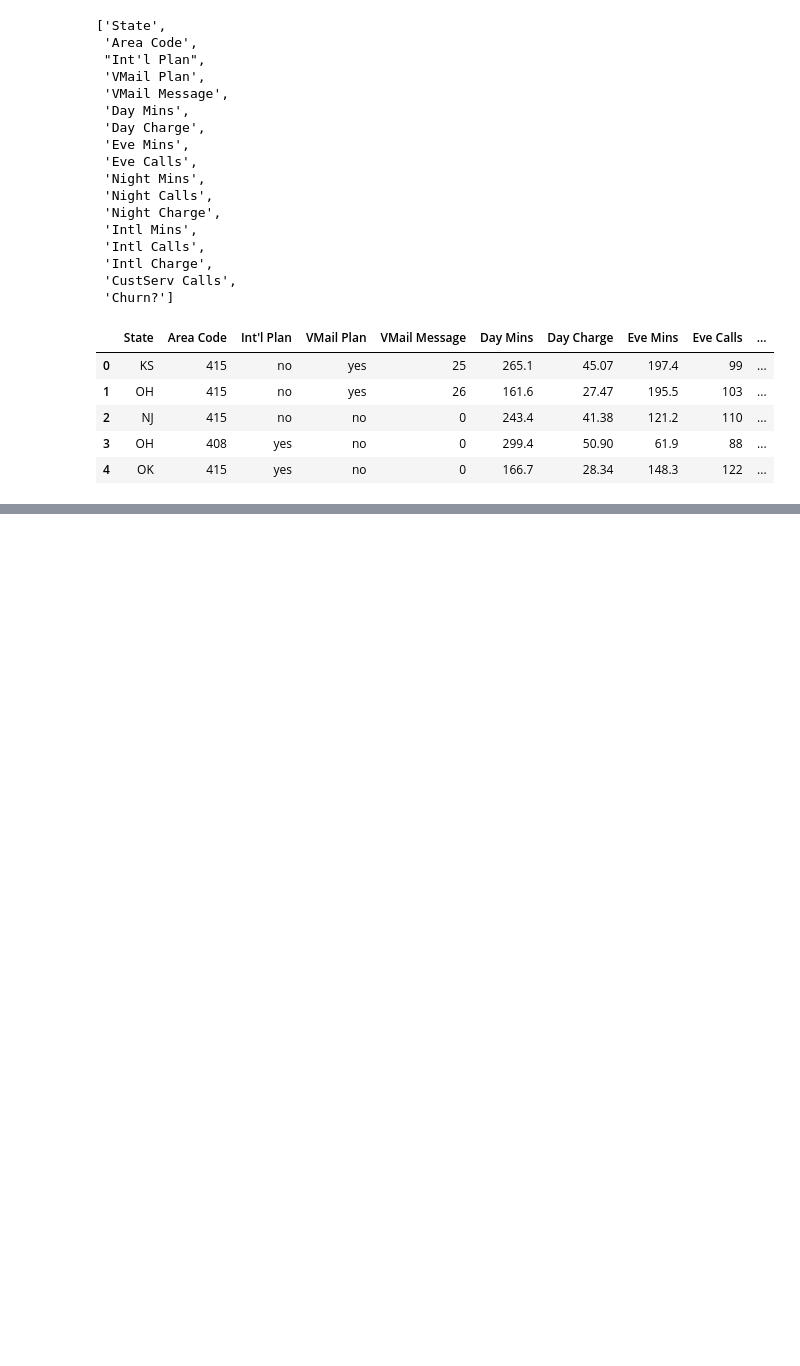
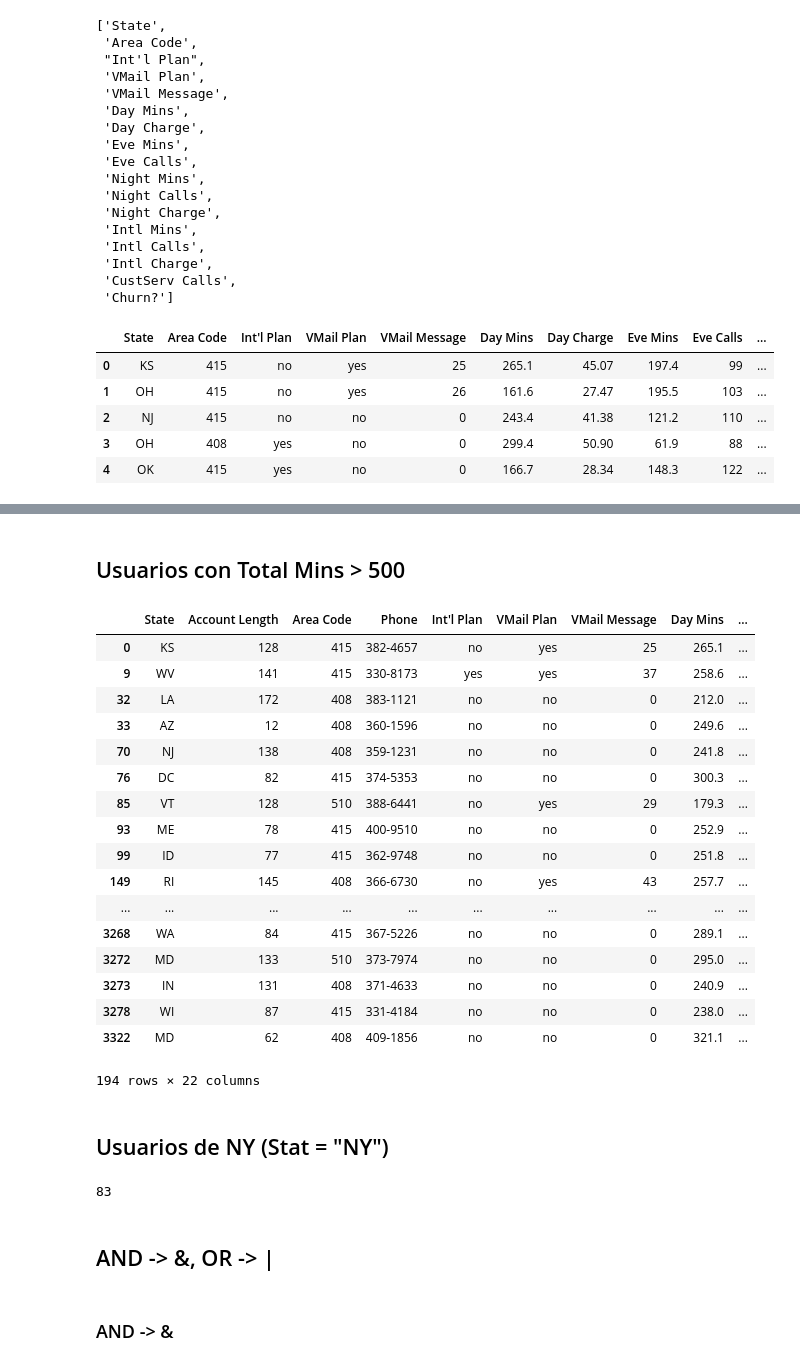
Before and after one commit to slopezv2/machilelearningpy, a Jupyter notebook: Seccion5.ipynb, the cells around one changed output, grey strips where cells are left out. Cells and saved outputs as stored; diff of their text form; code cells hidden in the pictures; blank space fills up the shorter version.

```diff
--- a/Seccion5.ipynb
+++ b/Seccion5.ipynb
@@ -92,0 +156,2 @@ subset_complement.head()
+# %% [markdown]
+## Usuarios con Total Mins > 500
@@ -92,0 +160,27 @@ subset_complement.head()
+# %%
+data_total_means = data["Day Mins"] + data["Night Mins"]
+data_total_means
+data["Total Mins"] = data_total_means
+# %%
+data[data["Total Mins"] > 500]
+# %% [output]
+|  | State | Account Length | Area Code | Phone | Int'l Plan | VMail Plan | VMail Message | Day Mins | ... |
+| 0 | KS | 128 | 415 | 382-4657 | no | yes | 25 | 265.1 | ... |
+| 9 | WV | 141 | 415 | 330-8173 | yes | yes | 37 | 258.6 | ... |
+| 32 | LA | 172 | 408 | 383-1121 | no | no | 0 | 212.0 | ... |
+| 33 | AZ | 12 | 408 | 360-1596 | no | no | 0 | 249.6 | ... |
+| 70 | NJ | 138 | 408 | 359-1231 | no | no | 0 | 241.8 | ... |
+| 76 | DC | 82 | 415 | 374-5353 | no | no | 0 | 300.3 | ... |
+| 85 | VT | 128 | 510 | 388-6441 | no | yes | 29 | 179.3 | ... |
+| 93 | ME | 78 | 415 | 400-9510 | no | no | 0 | 252.9 | ... |
+| 99 | ID | 77 | 415 | 362-9748 | no | no | 0 | 251.8 | ... |
+| 149 | RI | 145 | 408 | 366-6730 | no | yes | 43 | 257.7 | ... |
+| ... | ... | ... | ... | ... | ... | ... | ... | ... | ... |
+| 3268 | WA | 84 | 415 | 367-5226 | no | no | 0 | 289.1 | ... |
+| 3272 | MD | 133 | 510 | 373-7974 | no | no | 0 | 295.0 | ... |
+| 3273 | IN | 131 | 408 | 371-4633 | no | no | 0 | 240.9 | ... |
+| 3278 | WI | 87 | 415 | 331-4184 | no | no | 0 | 238.0 | ... |
+| 3322 | MD | 62 | 408 | 409-1856 | no | no | 0 | 321.1 | ... |
+194 rows × 22 columns
+# %% [markdown]
+## Usuarios de NY (Stat = "NY")
@@ -92,0 +189,8 @@ subset_complement.head()
+# %%
+len(data2)
+# %% [output]
+83
+# %% [markdown]
+ ## AND -> &, OR -> |
+# %% [markdown]
+### AND -> &
```
Also changed, not shown: parts of 22 cells of this notebook.
